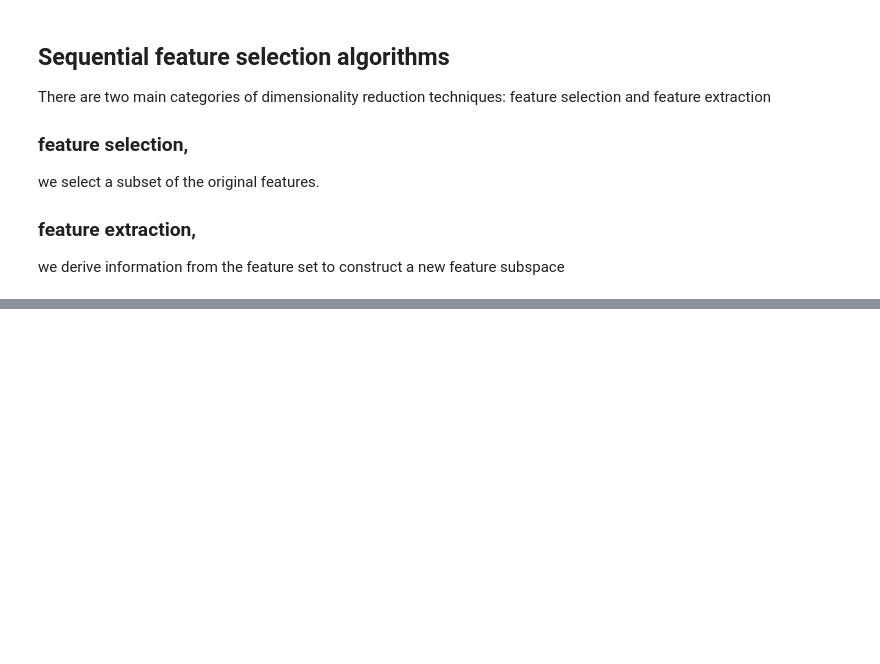
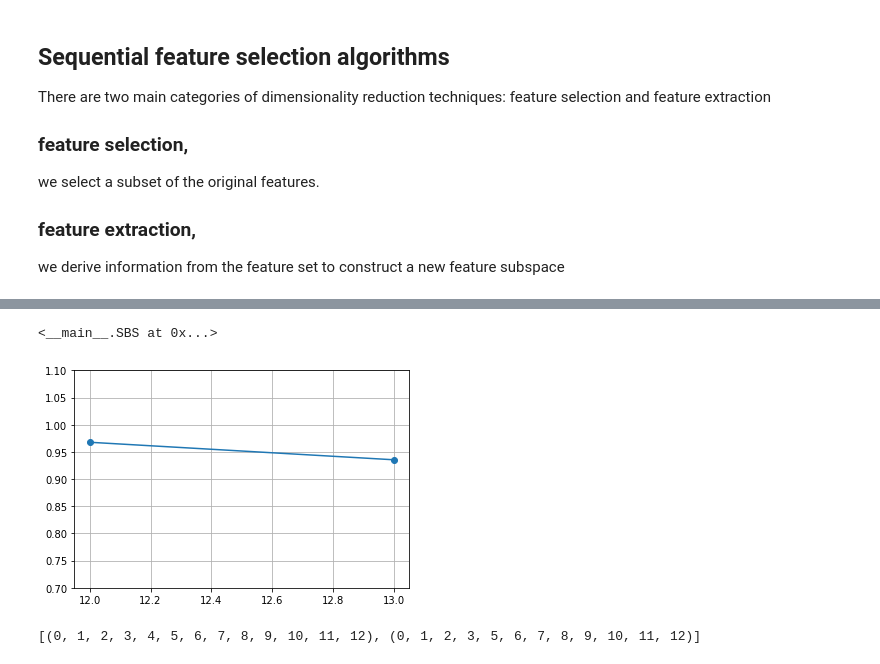
Before and after one commit to nikhil0410/pythonDataScience, a Jupyter notebook: Chapter 4, Building new training set, Data Processing.ipynb, the cells around one changed output, grey strips where cells are left out. Drawn from its saved outputs; the diff is of its cells as text; code cells hidden in the pictures; blank space fills up the shorter version.

```diff
--- a/Chapter 4, Building new training set, Data Processing.ipynb
+++ b/Chapter 4, Building new training set, Data Processing.ipynb
@@ -176,7 +176,7 @@ X_test_norm = mms.transform(X_test)
 # %% [markdown]
 ### Standardization
 # %%
-# stdsc = StandardScaler()
+stdsc = StandardScaler()
 X_train_std = stdsc.fit_transform(X_train)
 X_test_std = stdsc.transform(X_test)
 X_train_std
@@ -192,7 +206,7 @@ as follows:
 # %%
 #lets try the L1 regularization with LogistiRegression
 from sklearn.linear_model import LogisticRegression
-lr = LogisticRegression(penalty = 'l1', C=01.01)
+lr = LogisticRegression(penalty = 'l1', C=0.1)
 lr.fit(X_train_std, y_train)
 print(lr.score(X_train_std,y_train))
 print(lr.score(X_test_std,y_test))
@@ -257,0 +332,22 @@ we derive information from the feature set to construct a new feature subspace
+# %%
+#Now, let's see our SBS implementation in action using the KNN classi er from scikit-learn:
+from sklearn.neighbors import KNeighborsClassifier
+import matplotlib.pyplot as plt
+knn = KNeighborsClassifier(n_neighbors = 2)
+sbs = SBS(knn, k_features=1)
+sbs.fit(X_train_std,y_train)
+# %% [output]
+<__main__.SBS at 0x...>
+# %%
+k_feat = [len(k) for k in sbs.subsets_]
+plt.plot(k_feat, sbs.scores_,marker='o')
+plt.ylim([0.7, 1.1])
+plt.grid()
+plt.show()
+# %% [output]
+[figure, added]
+# %%
+#k5 = list(sbs.subsets_[8])
+print(sbs.subsets_)
+# %% [output]
+[(0, 1, 2, 3, 4, 5, 6, 7, 8, 9, 10, 11, 12), (0, 1, 2, 3, 5, 6, 7, 8, 9, 10, 11, 12)]
```
Also changed, not shown: parts of 7 cells of this notebook, 1 other file.
